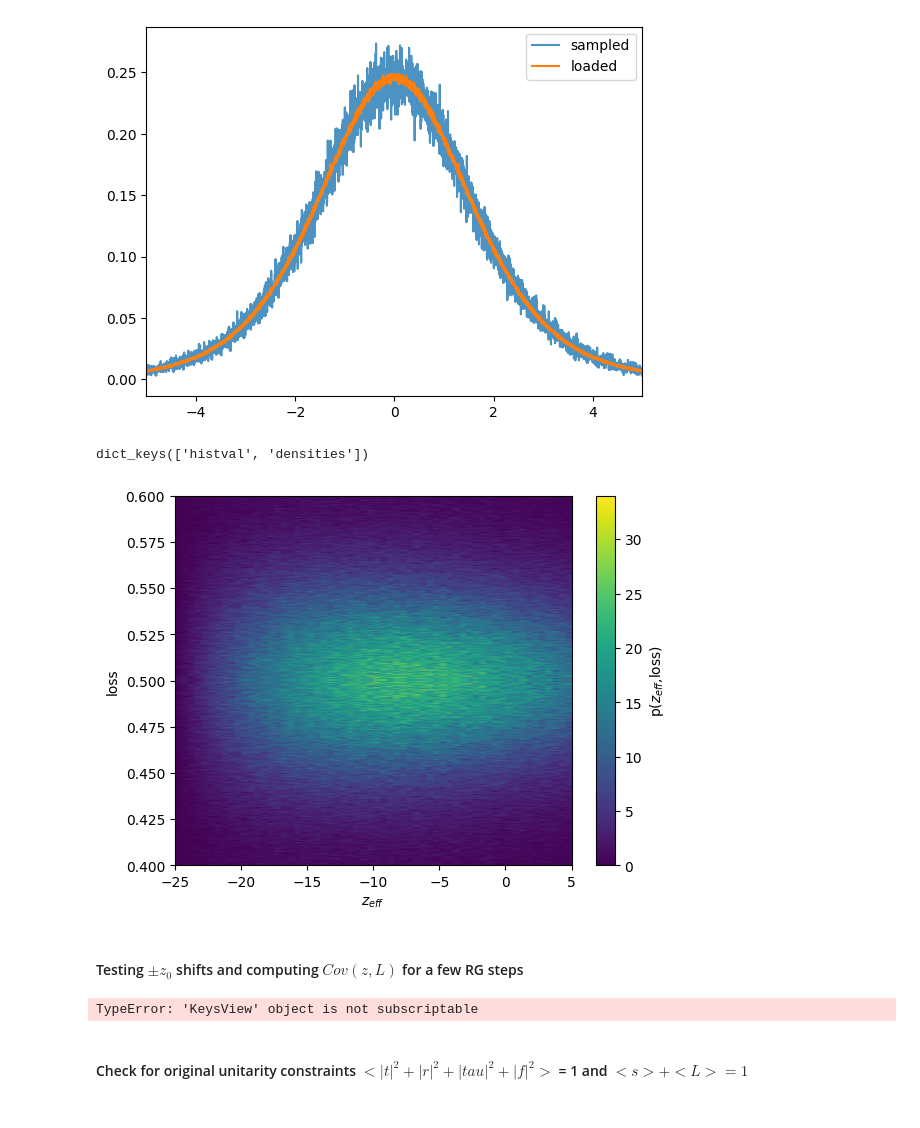
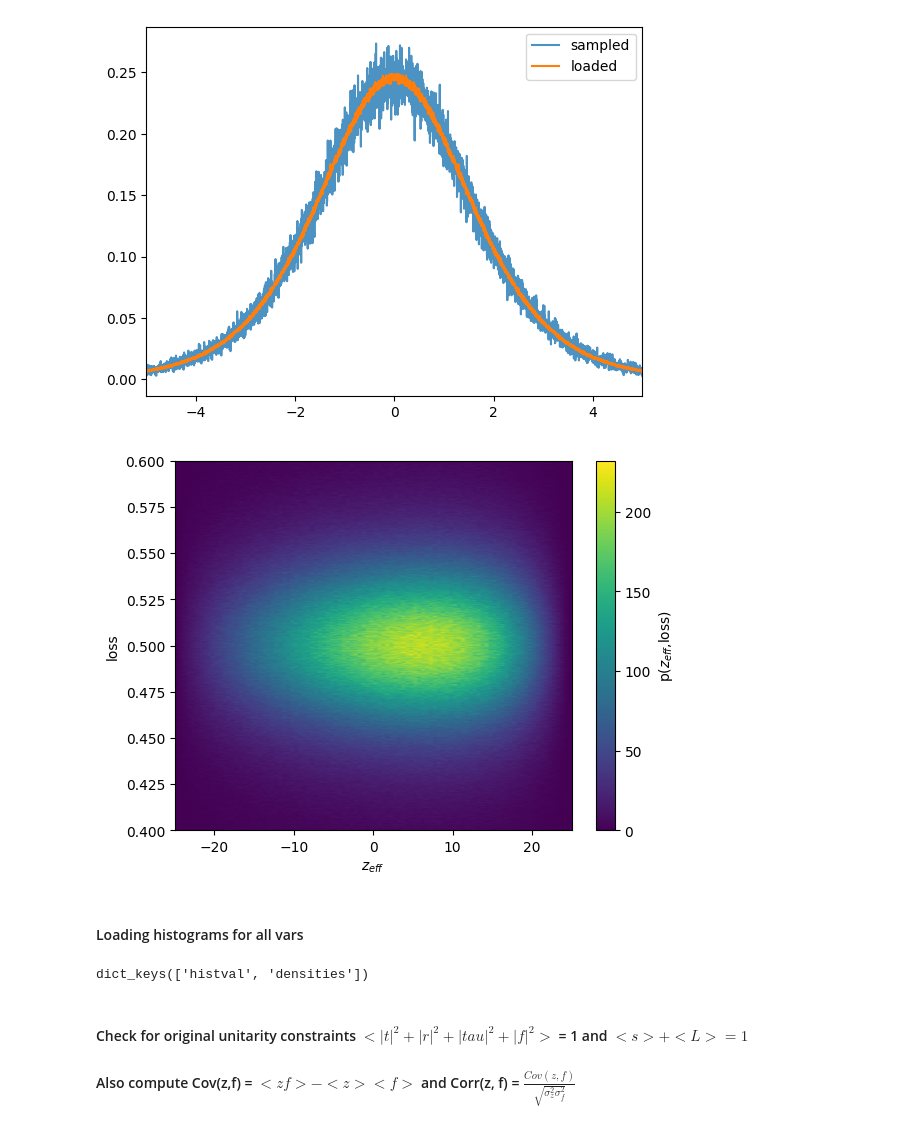
Before and after one commit to Sarkar-shreyas/PX402-RGCC, a Jupyter notebook: qshe_data.ipynb, the cells around one changed output. Drawn from its saved outputs; the diff is of its cells as text; code cells hidden in the pictures.

Commit message:
Added covariance and correlation tests

```diff
--- a/qshe_data.ipynb
+++ b/qshe_data.ipynb
@@ -70,45 +70,46 @@ Took 1 iterations in total.
 Sampled: Mean = 0.0011654680000008355, STD = 1.835207382948407
 [figure]
 # %%
-d = np.load(f"{local_dir}/test_2d_numerical_shreyas/FP/hist/2d/2d_hist_RG1.npz", allow_pickle=True)
+d = np.load(f"{local_dir}/test_2d_numerical_shreyas/FP/hist/2d/2d_hist_RG9.npz", allow_pickle=True)
 zf = d["z_f"].item()
 z = d["z"].item()
 f = d["f"].item()
 fig, ax = plt.subplots()
 zf_counts = zf["histval"]
 image = ax.imshow(
     zf_counts,
     origin="lower",
     extent=(
         z["binedges"][0],
         z["binedges"][-1],
         f["binedges"][0],
         f["binedges"][-1],
     ),
     aspect="auto",
     # norm=LogNorm(
     #     vmin=max(zf_counts.min(), 1e-6),
     #     vmax=zf_counts.max(),
     # ),
 )
 ax.set_xlabel(r"$z_{eff}$")
 ax.set_ylabel("loss")
 ax.set_ylim((0.4, 0.6))
-ax.set_xlim((-25.0, 5.0))
+ax.set_xlim((-25.0, 25.0))
 fig.colorbar(image, ax=ax, label=r"p($z_{eff}$,loss)")
 plt.show()
 # %% [output]
-dict_keys(['histval', 'densities'])
-[figure, old version]
+[figure, new version]
 # %% [markdown]
-#### Testing $\pm z_0$ shifts and computing $Cov(z, L)$ for a few RG steps
+#### Loading histograms for all vars
 # %%
 # Load all histogram data from test_2d_numerical_shreyas
 data_folder = f"{local_dir}/test_2d_numerical_shreyas/EXP"
-shifts = [-0.4, -0.3, -0.2, -0.1, 0.0, 0.1, 0.2, 0.3, 0.4]
+config=  load_yaml(f"{data_folder}/updated_config.yaml")
+rgconfig = build_config(config)
+shifts = rgconfig.shifts
 hists = {}
 vars = ["r", "t", "tau", "f", "leak", "surv", "z", "2d"]
-nsteps = 10
+nsteps = rgconfig.steps
 for shift in shifts:
     hist_folder = f"{data_folder}/hist/{shift}"
     hists.update({f"{shift}": {}})
@@ -118,10 +119,9 @@ for shift in shifts:
             var_folder = f"{hist_folder}/{var}"
             data = np.load(f"{var_folder}/{var}_hist_RG{step}.npz", allow_pickle=True)
             if var == "2d":
-
-                hists[f"{shift}"][f"RG{step}"].update({f"z_f": })
+                hists[f"{shift}"][f"RG{step}"].update({"2d": {"z_f": data["z_f"].item(), "z": data["z"].item(), "f": data["f"].item()}})
             else:
                 hists[f"{shift}"][f"RG{step}"].update({f"{var}": data})
-print(hists["-0.4"]["RG1"]["2d"]["z_f"].item().keys())
+print(hists["-4.0"]["RG1"]["2d"]["z_f"].keys())
 # %% [output]
-TypeError: 'KeysView' object is not subscriptable
+dict_keys(['histval', 'densities'])
@@ -128,3 +134,4 @@ TypeError: 'KeysView' object is not subscriptable
 # %% [markdown]
 #### Check for original unitarity constraints $<|t|^2 + |r|^2 +|tau|^2 + |f|^2>$ = 1 and $<s> + <L> = 1$
+#### Also compute Cov(z,f) = $<zf> - <z><f>$ and Corr(z, f) = $\frac{Cov(z,f)}{\sqrt{\sigma_{z}^2\sigma_{f}^2}}$
 # %%
```
Also changed, not shown: parts of 7 cells of this notebook, 4 other files.
